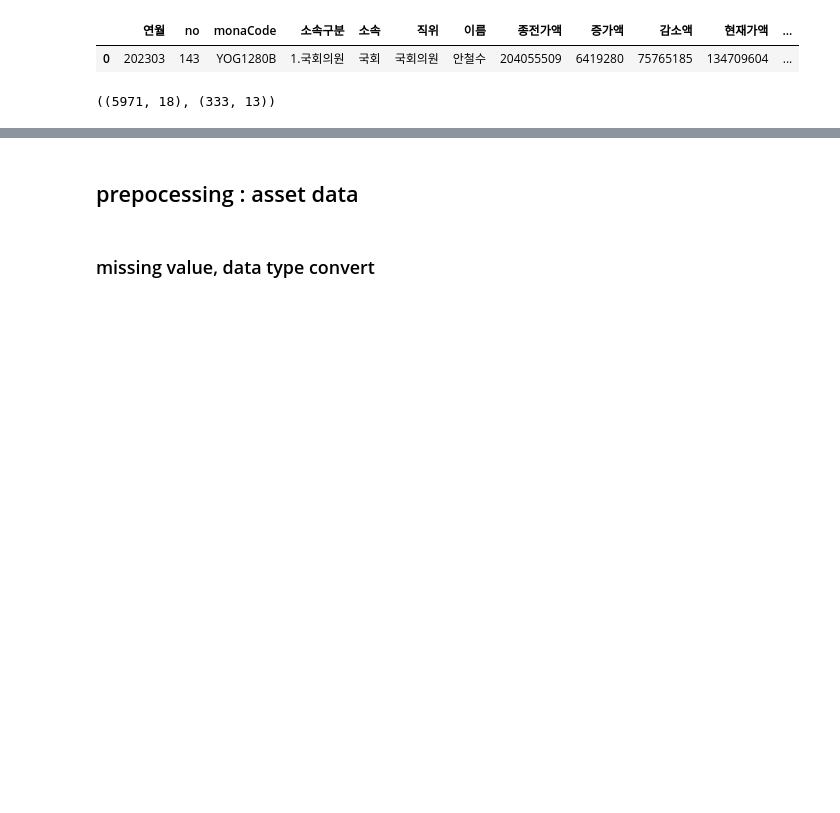
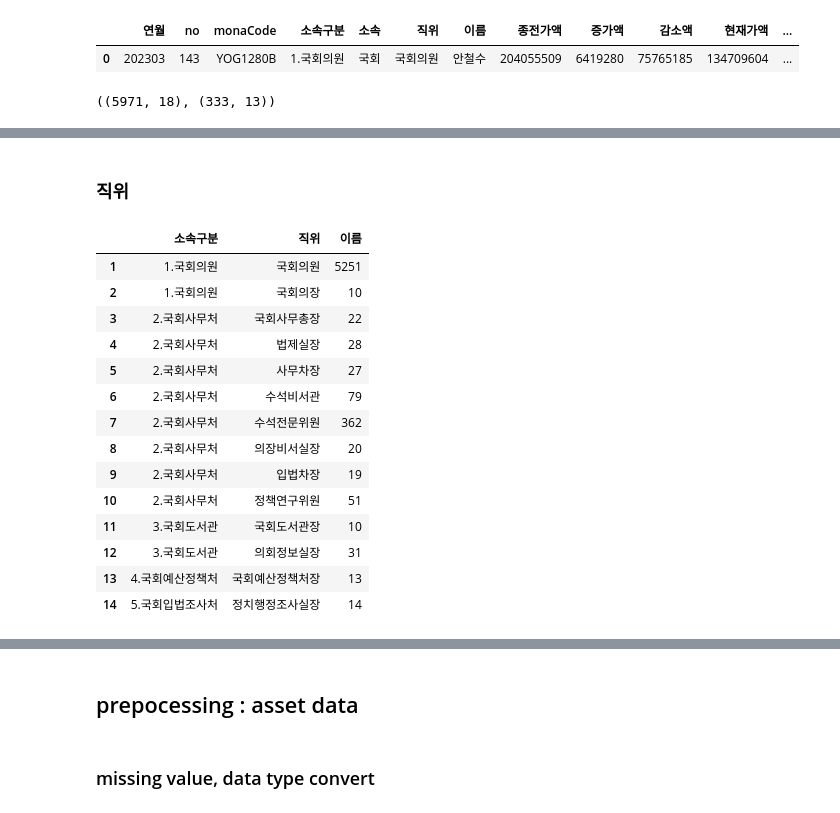
Before and after one commit to wordnbeing/sessac_visualproject, a Jupyter notebook: opwatch_visual_v1.ipynb, the cells around one changed output, grey strips where cells are left out. Cells and saved outputs as stored; diff of their text form; code cells hidden in the pictures; blank space fills up the shorter version.

```diff
--- a/opwatch_visual_v1.ipynb
+++ b/opwatch_visual_v1.ipynb
@@ -79,0 +189,23 @@ ast_det.shape, ast_tot.shape
+# %% [markdown]
+### 직위
+# %%
+# 소속구분, 직위
+gb_class_pos = ast_det.groupby(['소속구분','직위'], dropna=False)
+# %%
+gb_class_pos['이름'].count().reset_index().reindex(range(1,15))
+# %% [output]
+|  | 소속구분 | 직위 | 이름 |
+| 1 | 1.국회의원 | 국회의원 | 5251 |
+| 2 | 1.국회의원 | 국회의장 | 10 |
+| 3 | 2.국회사무처 | 국회사무총장 | 22 |
+| 4 | 2.국회사무처 | 법제실장 | 28 |
+| 5 | 2.국회사무처 | 사무차장 | 27 |
+| 6 | 2.국회사무처 | 수석비서관 | 79 |
+| 7 | 2.국회사무처 | 수석전문위원 | 362 |
+| 8 | 2.국회사무처 | 의장비서실장 | 20 |
+| 9 | 2.국회사무처 | 입법차장 | 19 |
+| 10 | 2.국회사무처 | 정책연구위원 | 51 |
+| 11 | 3.국회도서관 | 국회도서관장 | 10 |
+| 12 | 3.국회도서관 | 의회정보실장 | 31 |
+| 13 | 4.국회예산정책처 | 국회예산정책처장 | 13 |
+| 14 | 5.국회입법조사처 | 정치행정조사실장 | 14 |
```
Also changed, not shown: parts of 36 cells of this notebook, 6 other files.
